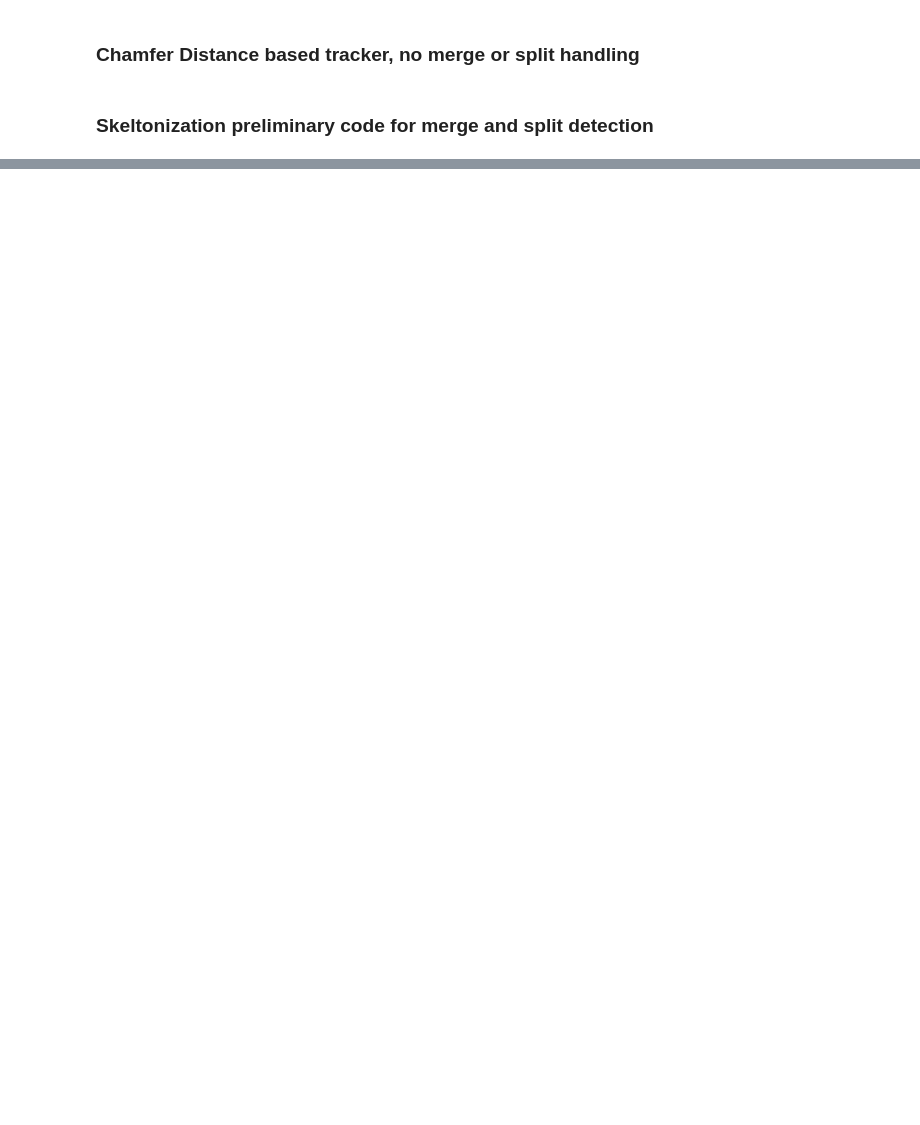
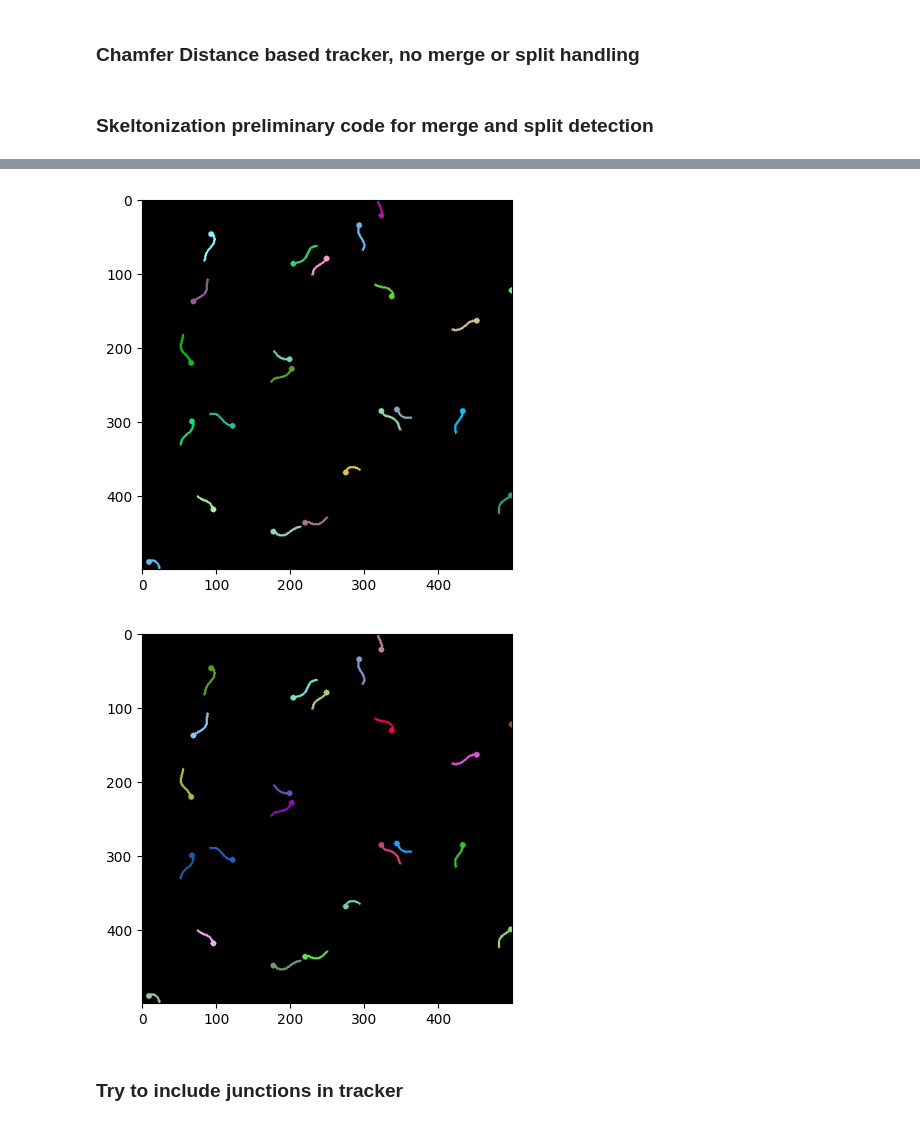
Before and after one commit to CAS-ReproLab/Sperm_Object_Tracking, a Jupyter notebook: UnifiedFramework/sandbox_segmentation_tracker.ipynb, the cells around one changed output, grey strips where cells are left out. Saved outputs shown, nothing was run; the diff lists cells and outputs as text; code cells hidden in the pictures; blank space fills up the shorter version.

```diff
--- a/UnifiedFramework/sandbox_segmentation_tracker.ipynb
+++ b/UnifiedFramework/sandbox_segmentation_tracker.ipynb
@@ -264,0 +315,60 @@ plt.imshow(canvas)
+# %%
+from skeletonizeV2 import skeletonize as skeletonizeV2
+
+def detectCrossOver(label_im):
+
+    skeletonizer = skeletonizeV2()
+
+    has_junction = []
+    for label in np.unique(label_im):
+        if label == 0:
+            continue
+        mask = (label_im == label).astype(np.uint8)
+        skel = skeletonizer.skeleton(mask)
+        if skel is not None:
+            if len(skel) > 1:
+                has_junction.append(label)
+
+    return has_junction
+
+# Separate pixels back out based on junctions and endpoints and labels
+def separateCrossOver(label_im, has_junction = None):
+
+    if has_junction is None:
+        has_junction = detectCrossOver(label_im)
+
+    skeletonizer = skeletonizeV2()
+
+    # Make new image labels with each piece separated, using chamfer distance to skeleton
+    for label in has_junction:
+        mask = (label_im == label).astype(np.uint8)
+        skel = skeletonizer.skeleton(mask)
+        if skel is not None and len(skel) > 1:
+            # Separate pieces at junctions
+            # For now, just remove the label from the image
+            label_im[label_im == label] = 0
+
+    return label_im
+
+
+label_im = label_images[10]
+label_im2 = separateCrossOver(label_im)
+
+# Visualize label_im
+def visualizeLabelImage(label_im):
+    colors = utils.generateRandomColors(np.max(label_im) + 1)
+    canvas = np.zeros((label_im.shape[0], label_im.shape[1], 3), dtype=np.uint8)
+    for label in np.unique(label_im):
+        if label == 0:
+            continue
+        canvas[label_im == label] = colors[label]
+    plt.imshow(canvas)
+    plt.show()
+
+visualizeLabelImage(label_im)
+visualizeLabelImage(label_im2)
+# %% [output]
+[figure, added]
+[figure, added]
+# %% [markdown]
+### Try to include junctions in tracker
```
Also changed, not shown: parts of 4 cells of this notebook, 2 other files.
